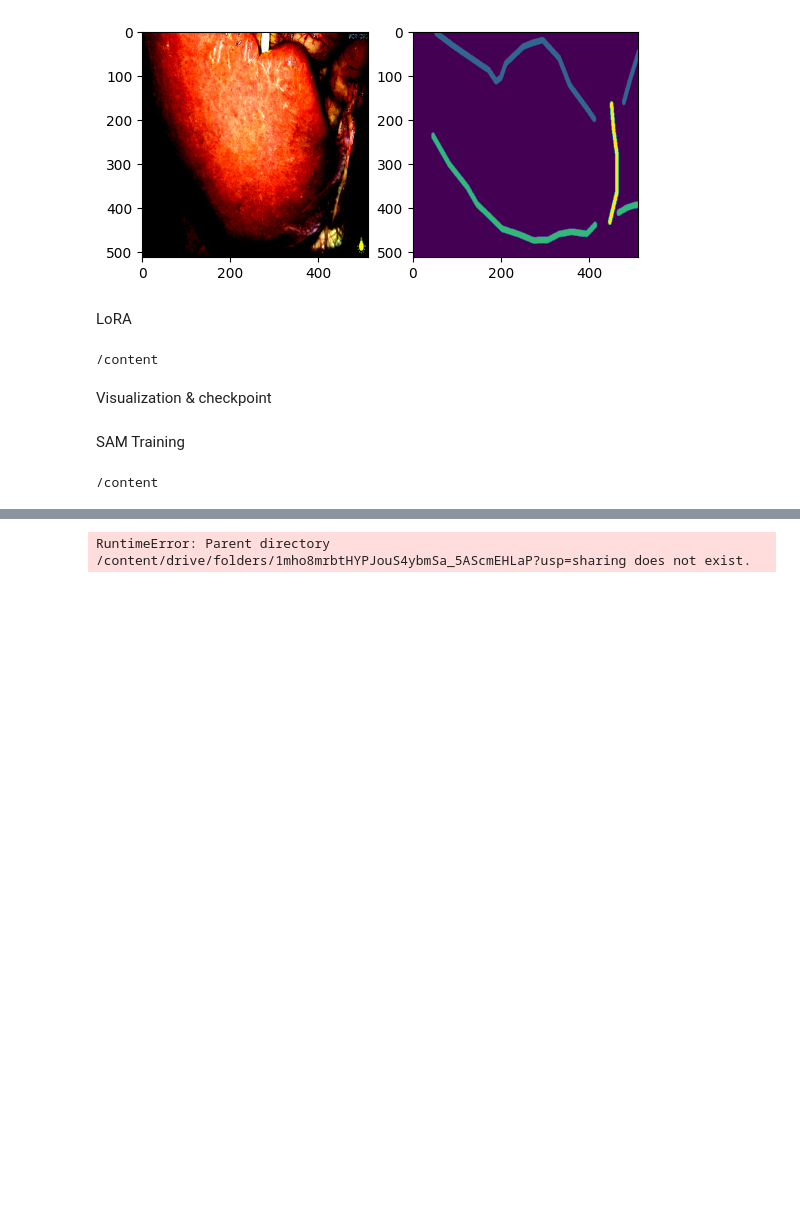
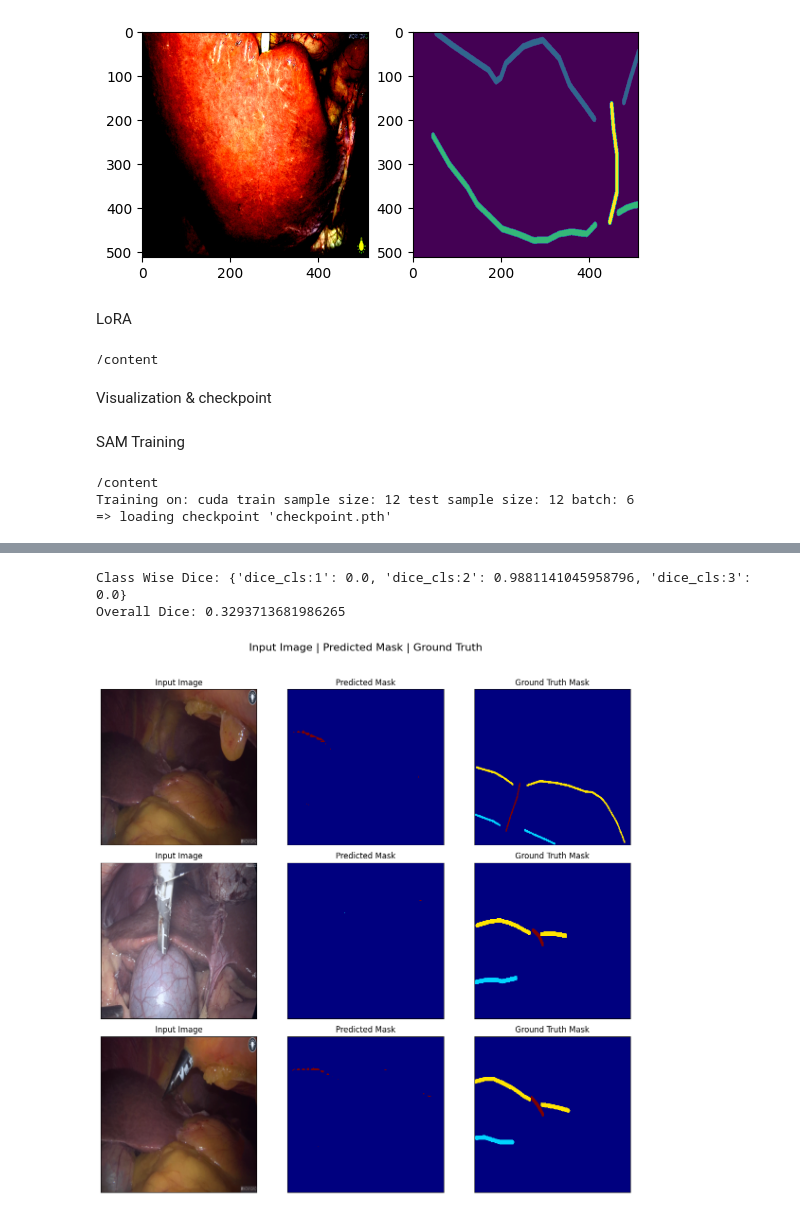
Before and after one commit to Laimo64/SAM-Liver, a Jupyter notebook: SAMed_Liver_Contour_small_dataset.ipynb, the cells around one changed output, grey strips where cells are left out. Cells and saved outputs as stored; diff of their text form; code cells hidden in the pictures; blank space fills up the shorter version.

```diff
--- a/SAMed_Liver_Contour_small_dataset.ipynb
+++ b/SAMed_Liver_Contour_small_dataset.ipynb
@@ -375,7 +375,7 @@ Visualization & checkpoint
 # %%
 def plot_inference(model, testloader, ce_loss, dice_loss, multimask_output=True, args=None):
     model.eval()  # Disable dropout and batch normalization
-    num_samples_to_plot = 5  # Number of images to visualize
+    num_samples_to_plot = 3  # Number of images to visualize
 
     fig, axs = plt.subplots(num_samples_to_plot, 3, figsize=(12, num_samples_to_plot * 4),
                             subplot_kw=dict(xticks=[], yticks=[]))
@@ -753,11 +753,11 @@ def main():
 
         print('--- Epoch {}/{}: Training loss = {:.4f}, Testing: [loss = {:.4f}, dice = {:.4f}], Best loss = {:.4f}, Best epoch = {}, lr = {:.6f}'.\
     format(epoch, args.max_epochs, loss_training, loss_testing, dice, best_loss, best_epoch, lr_current))
-        plot_inference(net, testloader, ce_loss, dice_loss, multimask_output=True, args=args)
+        # plot_inference(net, testloader, ce_loss, dice_loss, multimask_output=True, args=args)
 
     assert args.lora_ckpt is not None
     net.load_lora_parameters(args.lora_ckpt)
-    testloader = DataLoader(test_dataset, batch_size=20, shuffle=False, num_workers=2)
+    testloader = DataLoader(test_dataset, batch_size=4, shuffle=False, num_workers=2)
     test_loss, overall_dice, dices_per_class = inference_per_epoch(net, testloader, ce_loss, dice_loss, multimask_output=True, args=args)
     dices_per_class_list = np.array(list(dices_per_class.values()))
     print('Class Wise Dice:', dices_per_class)
@@ -765,9 +765,12 @@ def main():
     plot_inference(net, testloader, ce_loss, dice_loss, multimask_output=True, args=args)
 
 
+
 if __name__ == '__main__':
     seed_everything()
     device = 'cuda' if torch.cuda.is_available() else 'cpu'
     main()
 # %% [output]
 /content
+Training on: cuda train sample size: 12 test sample size: 12 batch: 6
+=> loading checkpoint 'checkpoint.pth'
@@ -777 +794,3 @@ No checkpoint loaded; starting training from scratch.
-RuntimeError: Parent directory /content/drive/folders/1mho8mrbtHYPJouS4ybmSa_5AScmEHLaP?usp=sharing does not exist.
+Class Wise Dice: {'dice_cls:1': 0.0, 'dice_cls:2': 0.9881141045958796, 'dice_cls:3': 0.0}
+Overall Dice: 0.3293713681986265
+[figure, added]
```
Also changed, not shown: parts of 1 cell of this notebook.
